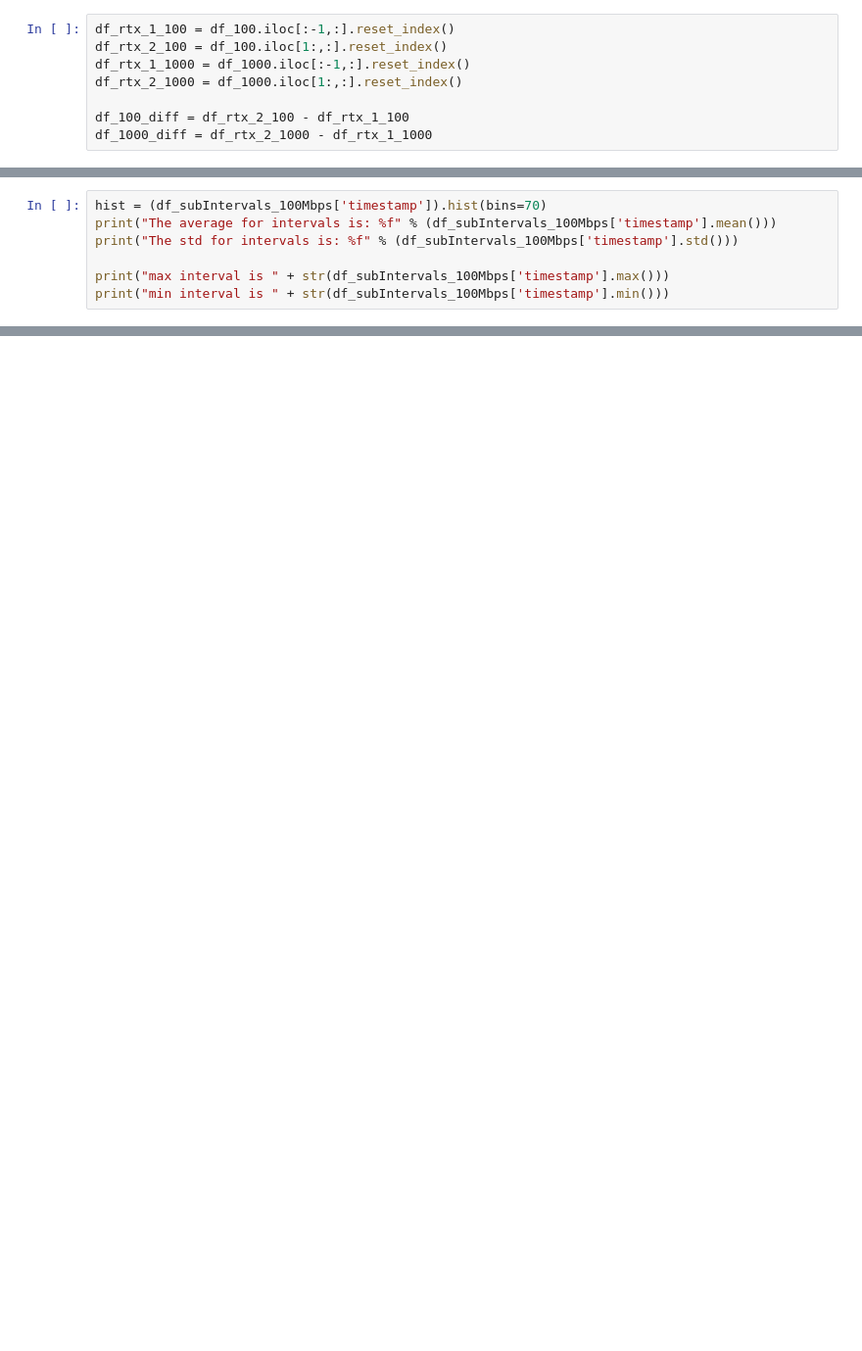
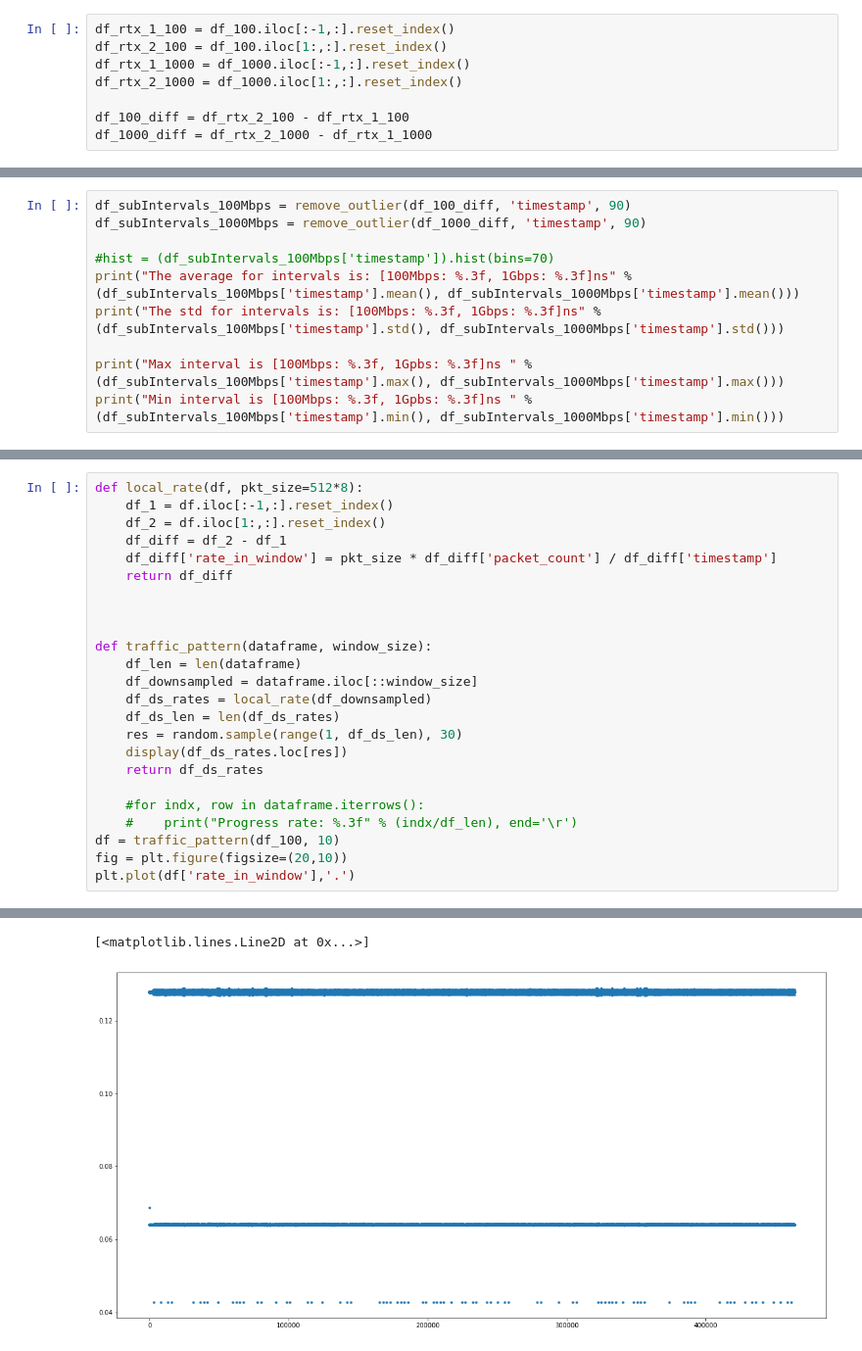
Before and after one commit to amir-sabzi/MinesVPN, a Jupyter notebook: codes/data_analysis/S_experiment.ipynb, the cells around one changed output, grey strips where cells are left out. Shown at 98% size. Cells and saved outputs as stored; diff of their text form; blank space fills up the shorter version.

```diff
--- a/codes/data_analysis/S_experiment.ipynb
+++ b/codes/data_analysis/S_experiment.ipynb
@@ -85,8 +66,11 @@ print(len(df_subIntervals_100Mbps)/len(intervals))
 # %%
-hist = (df_subIntervals_100Mbps['timestamp']).hist(bins=70)
-print("The average for intervals is: %f" % (df_subIntervals_100Mbps['timestamp'].mean()))
-print("The std for intervals is: %f" % (df_subIntervals_100Mbps['timestamp'].std()))
+df_subIntervals_100Mbps = remove_outlier(df_100_diff, 'timestamp', 90)
+df_subIntervals_1000Mbps = remove_outlier(df_1000_diff, 'timestamp', 90)
 
-print("max interval is " + str(df_subIntervals_100Mbps['timestamp'].max()))
-print("min interval is " + str(df_subIntervals_100Mbps['timestamp'].min()))
+#hist = (df_subIntervals_100Mbps['timestamp']).hist(bins=70)
+print("The average for intervals is: [100Mbps: %.3f, 1Gbps: %.3f]ns" % (df_subIntervals_100Mbps['timestamp'].mean(), df_subIntervals_1000Mbps['timestamp'].mean()))
+print("The std for intervals is: [100Mbps: %.3f, 1Gbps: %.3f]ns" % (df_subIntervals_100Mbps['timestamp'].std(), df_subIntervals_1000Mbps['timestamp'].std()))
+
+print("Max interval is [100Mbps: %.3f, 1Gpbs: %.3f]ns " % (df_subIntervals_100Mbps['timestamp'].max(), df_subIntervals_1000Mbps['timestamp'].max()))
+print("Min interval is [100Mbps: %.3f, 1Gpbs: %.3f]ns " % (df_subIntervals_100Mbps['timestamp'].min(), df_subIntervals_1000Mbps['timestamp'].min()))
 # %% [output]
@@ -97,0 +157,25 @@ min interval is 17
+# %%
+def local_rate(df, pkt_size=512*8):
+    df_1 = df.iloc[:-1,:].reset_index()
+    df_2 = df.iloc[1:,:].reset_index()
+    df_diff = df_2 - df_1
+    df_diff['rate_in_window'] = pkt_size * df_diff['packet_count'] / df_diff['timestamp']
+    return df_diff
+
+
+
+def traffic_pattern(dataframe, window_size):
+    df_len = len(dataframe)
+    df_downsampled = dataframe.iloc[::window_size]
+    df_ds_rates = local_rate(df_downsampled)
+    df_ds_len = len(df_ds_rates)
+    res = random.sample(range(1, df_ds_len), 30)
+    display(df_ds_rates.loc[res])
+    return df_ds_rates
+
+    #for indx, row in dataframe.iterrows():
+    #    print("Progress rate: %.3f" % (indx/df_len), end='\r')
+df = traffic_pattern(df_100, 10)
+fig = plt.figure(figsize=(20,10))
+plt.plot(df['rate_in_window'],'.')
+# %% [output]
@@ -97,0 +199,2 @@ min interval is 17
+[<matplotlib.lines.Line2D at 0x...>]
+[figure, added]
```
Also changed, not shown: parts of 17 cells of this notebook, 1 other file.
